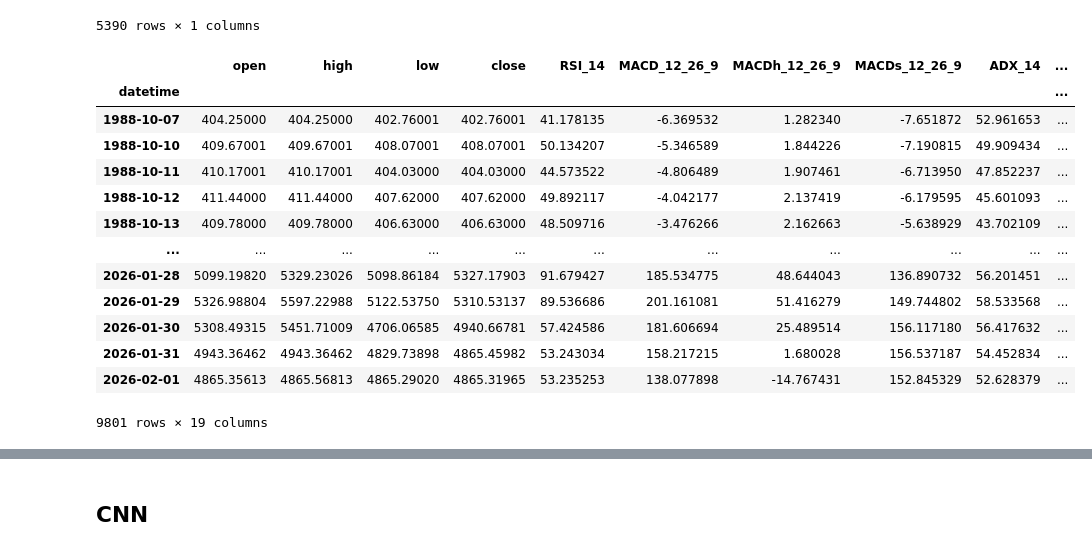
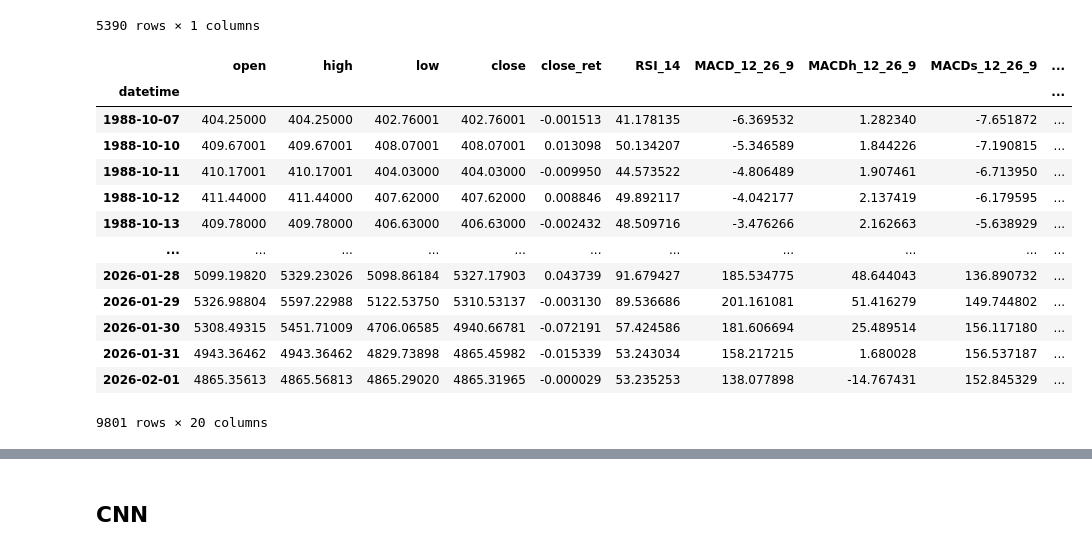
Before and after one commit to FulinQ/AQT, a Jupyter notebook: ARDL_ECM.ipynb, the cells around one changed output, grey strips where cells are left out. Cells and saved outputs as stored; diff of their text form; code cells hidden in the pictures.

```diff
--- a/ARDL_ECM.ipynb
+++ b/ARDL_ECM.ipynb
@@ -1182,46 +1182,47 @@ macro_daily
 df_daily = pd.read_csv('all_gold_data.csv', index_col=0, parse_dates=True)
 df_daily.sort_index(inplace=True)
 df_daily = df_daily[~df_daily.index.duplicated(keep='first')]
+df_daily['close_ret'] = np.log(df_daily['close']).diff()
 
 df_daily.ta.rsi(length=14, append=True) # Momentum
 df_daily.ta.macd(fast=12, slow=26, signal=9, append=True) # Trend & Momentum
 df_daily.ta.adx(length=14, append=True) # Trend Strength
 df_daily.ta.cci(length=20, append=True) # Cyclical Trend
 df_daily.ta.bbands(length=20, std=2, append=True) # Volatility
 df_daily.ta.atr(length=14, append=True) # Volatility
 df_daily.ta.ema(length=50, append=True)
 df_daily.ta.ema(length=200, append=True)
 df_daily['dist_ema50'] = (df_daily['close'] - df_daily['EMA_50']) / df_daily['EMA_50']
 df_daily['dist_ema200'] = (df_daily['close'] - df_daily['EMA_200']) / df_daily['EMA_200']
 df_daily['daily_range'] = (df_daily['high'] - df_daily['low']) / df_daily['open']
 
 rolling_mean = df_daily['close'].rolling(window=20).mean()
 rolling_std = df_daily['close'].rolling(window=20).std()
 df_daily['z_score'] = (df_daily['close'] - rolling_mean) / rolling_std
 
 cols_to_drop = [
     'EMA_50', 'EMA_200',      # เราใช้ dist_ema แทนแล้ว
     'BBU_20_2.0', 'BBL_20_2.0', 'BBM_20_2.0' # เราใช้ bb_width กับ bb_percentage แทนแล้ว
 ]
 
 cols_to_drop = [c for c in cols_to_drop if c in df_daily.columns]
 df_daily.drop(columns=cols_to_drop, inplace=True)
 df_daily.dropna(inplace=True)
 df_daily
 # %% [output]
-|  | open | high | low | close | RSI_14 | MACD_12_26_9 | MACDh_12_26_9 | MACDs_12_26_9 | ADX_14 | ... |
+|  | open | high | low | close | close_ret | RSI_14 | MACD_12_26_9 | MACDh_12_26_9 | MACDs_12_26_9 | ... |
 | datetime |  |  |  |  |  |  |  |  |  | ... |
-| 1988-10-07 | 404.25000 | 404.25000 | 402.76001 | 402.76001 | 41.178135 | -6.369532 | 1.282340 | -7.651872 | 52.961653 | ... |
-| 1988-10-10 | 409.67001 | 409.67001 | 408.07001 | 408.07001 | 50.134207 | -5.346589 | 1.844226 | -7.190815 | 49.909434 | ... |
-| 1988-10-11 | 410.17001 | 410.17001 | 404.03000 | 404.03000 | 44.573522 | -4.806489 | 1.907461 | -6.713950 | 47.852237 | ... |
-| 1988-10-12 | 411.44000 | 411.44000 | 407.62000 | 407.62000 | 49.892117 | -4.042177 | 2.137419 | -6.179595 | 45.601093 | ... |
-| 1988-10-13 | 409.78000 | 409.78000 | 406.63000 | 406.63000 | 48.509716 | -3.476266 | 2.162663 | -5.638929 | 43.702109 | ... |
+| 1988-10-07 | 404.25000 | 404.25000 | 402.76001 | 402.76001 | -0.001513 | 41.178135 | -6.369532 | 1.282340 | -7.651872 | ... |
+| 1988-10-10 | 409.67001 | 409.67001 | 408.07001 | 408.07001 | 0.013098 | 50.134207 | -5.346589 | 1.844226 | -7.190815 | ... |
+| 1988-10-11 | 410.17001 | 410.17001 | 404.03000 | 404.03000 | -0.009950 | 44.573522 | -4.806489 | 1.907461 | -6.713950 | ... |
+| 1988-10-12 | 411.44000 | 411.44000 | 407.62000 | 407.62000 | 0.008846 | 49.892117 | -4.042177 | 2.137419 | -6.179595 | ... |
+| 1988-10-13 | 409.78000 | 409.78000 | 406.63000 | 406.63000 | -0.002432 | 48.509716 | -3.476266 | 2.162663 | -5.638929 | ... |
 | ... | ... | ... | ... | ... | ... | ... | ... | ... | ... | ... |
-| 2026-01-28 | 5099.19820 | 5329.23026 | 5098.86184 | 5327.17903 | 91.679427 | 185.534775 | 48.644043 | 136.890732 | 56.201451 | ... |
-| 2026-01-29 | 5326.98804 | 5597.22988 | 5122.53750 | 5310.53137 | 89.536686 | 201.161081 | 51.416279 | 149.744802 | 58.533568 | ... |
-| 2026-01-30 | 5308.49315 | 5451.71009 | 4706.06585 | 4940.66781 | 57.424586 | 181.606694 | 25.489514 | 156.117180 | 56.417632 | ... |
-| 2026-01-31 | 4943.36462 | 4943.36462 | 4829.73898 | 4865.45982 | 53.243034 | 158.217215 | 1.680028 | 156.537187 | 54.452834 | ... |
-| 2026-02-01 | 4865.35613 | 4865.56813 | 4865.29020 | 4865.31965 | 53.235253 | 138.077898 | -14.767431 | 152.845329 | 52.628379 | ... |
+| 2026-01-28 | 5099.19820 | 5329.23026 | 5098.86184 | 5327.17903 | 0.043739 | 91.679427 | 185.534775 | 48.644043 | 136.890732 | ... |
+| 2026-01-29 | 5326.98804 | 5597.22988 | 5122.53750 | 5310.53137 | -0.003130 | 89.536686 | 201.161081 | 51.416279 | 149.744802 | ... |
+| 2026-01-30 | 5308.49315 | 5451.71009 | 4706.06585 | 4940.66781 | -0.072191 | 57.424586 | 181.606694 | 25.489514 | 156.117180 | ... |
+| 2026-01-31 | 4943.36462 | 4943.36462 | 4829.73898 | 4865.45982 | -0.015339 | 53.243034 | 158.217215 | 1.680028 | 156.537187 | ... |
+| 2026-02-01 | 4865.35613 | 4865.56813 | 4865.29020 | 4865.31965 | -0.000029 | 53.235253 | 138.077898 | -14.767431 | 152.845329 | ... |
-9801 rows × 19 columns
+9801 rows × 20 columns
 # %%
 df_final = macro_daily.join(df_daily, how='inner')
```
Also changed, not shown: parts of 8 cells of this notebook, 1 other file.
